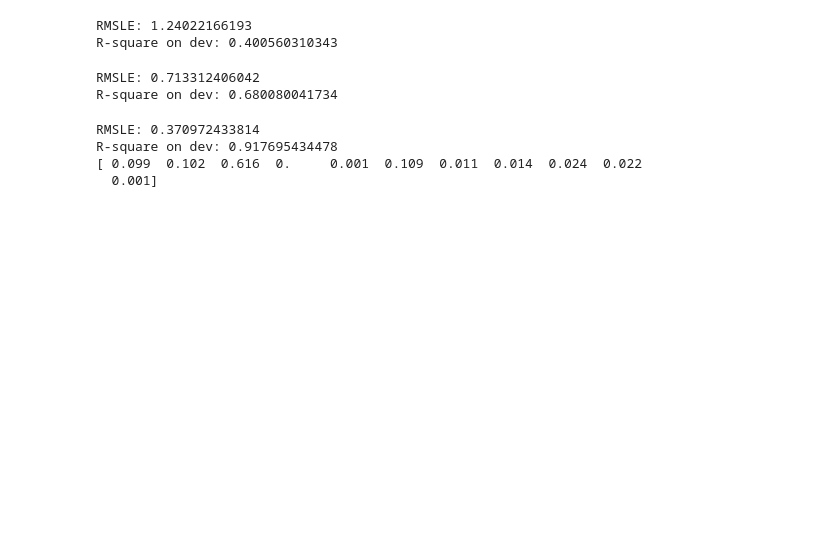
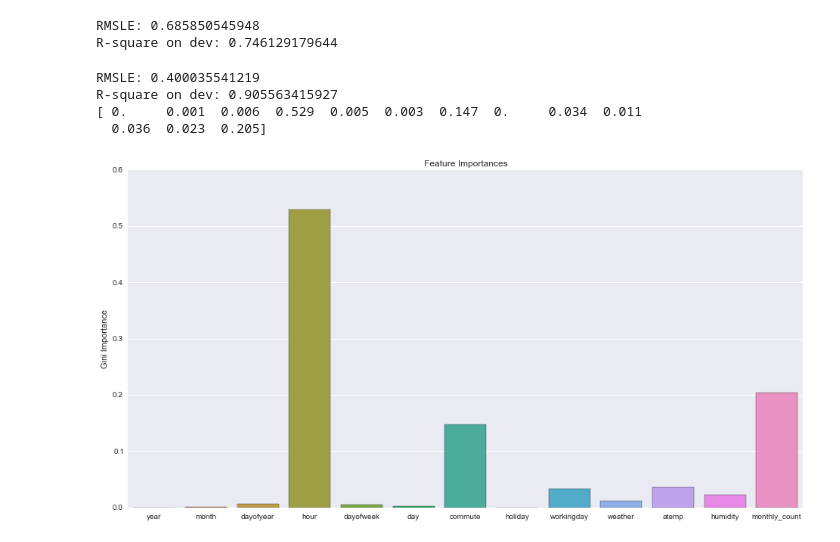
Before and after one commit to KonniamChan/ML_Projects_W207, a Jupyter notebook: project_bikesharing.ipynb, the cells around one changed output. Saved outputs shown, nothing was run; the diff lists cells and outputs as text; code cells hidden in the pictures; blank space fills up the shorter version.

```diff
--- a/project_bikesharing.ipynb
+++ b/project_bikesharing.ipynb
@@ -169,16 +219,15 @@ R-square on dev: 0.396515305504
 # %%
-# Linear Regression with L1 Regularization
-# Fit lasso regression model
-lr_lasso_model = Lasso(alpha=8)
-lr_lasso_model.fit(train_data, train_labels)
-preds = lr_lasso_model.predict(dev_data)
+## kNN Regression
+k = 3
+knn_model = KNeighborsRegressor(n_neighbors = k, weights = "distance")
+knn_model.fit(train_data_scaled, train_labels)
+knn_preds = knn_model.predict(dev_data_scaled)
 
-# Predictions cannot be negative, convert negative predictions to zero
-preds[preds<0] = 0
-print ("RMSLE: {}".format(RMSLE(dev_labels, preds)))
+# RMSLE
+print ("RMSLE: {}".format(RMSLE(dev_labels, knn_preds)))
 
 # R2 for dev set
-print ("R-square on dev: {}".format(metrics.r2_score(dev_labels, preds)))
+print ("R-square on dev: {}".format(metrics.r2_score(dev_labels, knn_preds)))
 # %% [output]
-RMSLE: 1.24022166193
-R-square on dev: 0.400560310343
+RMSLE: 0.685850545948
+R-square on dev: 0.746129179644
@@ -190,40 +234,33 @@ dev_data_scaled = scaler.transform(dev_data)
-# %%
-## kNN Regression
-k = 2
-knn_model = KNeighborsRegressor(n_neighbors = k, weights = "distance")
-knn_model.fit(train_data_scaled, train_labels)
-knn_preds = knn_model.predict(dev_data_scaled)
-
-# Predictions cannot be negative, convert negative predictions to zero
-knn_preds[knn_preds<0] = 0
-print ("RMSLE: {}".format(RMSLE(dev_labels, knn_preds)))
-
-# R2 for dev set
-print ("R-square on dev: {}".format(metrics.r2_score(dev_labels, knn_preds)))
-# %% [output]
-RMSLE: 0.713312406042
-R-square on dev: 0.680080041734
 # %%
 ## Decision Trees
 # Ensure consistency of results
 np.random.seed(0)
 
 # Fit decision tree regressor
-dt_model = DecisionTreeRegressor(max_depth=10)
-dt_model.fit(train_data_scaled, train_labels)
+dt_model = DecisionTreeRegressor(max_depth=9)
+dt_model.fit(train_data_scaled, train_labels[:, 2])
 dt_preds = dt_model.predict(dev_data_scaled)
 
 # RMSLE
-print ("RMSLE: {}".format(RMSLE(dev_labels, dt_preds)))
+print ("RMSLE: {}".format(RMSLE(dev_labels[:, 2], dt_preds)))
 
 # R2 for dev set
-print ("R-square on dev: {}".format(metrics.r2_score(dev_labels, dt_preds)))
+print ("R-square on dev: {}".format(metrics.r2_score(dev_labels[:, 2], dt_preds)))
 print (np.round(dt_model.feature_importances_,3))
+
+# Keep for plotting purposes
+sns.set_style("darkgrid")
+# Plot feature importances
+plt.figure(figsize=(16,8))
+ax = sns.barplot(x=df_train.columns.values[:-3], y=dt_model.feature_importances_)
+title = plt.title("Feature Importances")
+ylabel = plt.ylabel("Gini Importance")
 # %% [output]
-RMSLE: 0.370972433814
-R-square on dev: 0.917695434478
-[ 0.099  0.102  0.616  0.     0.001  0.109  0.011  0.014  0.024  0.022
-  0.001]
+RMSLE: 0.400035541219
+R-square on dev: 0.905563415927
+[ 0.     0.001  0.006  0.529  0.005  0.003  0.147  0.     0.034  0.011
+  0.036  0.023  0.205]
+[figure, added]
 # %%
 # Decision Tree Grid Search
 dt_params = {"max_depth": np.arange(1,30)}
```
Also changed, not shown: parts of 25 cells of this notebook.
